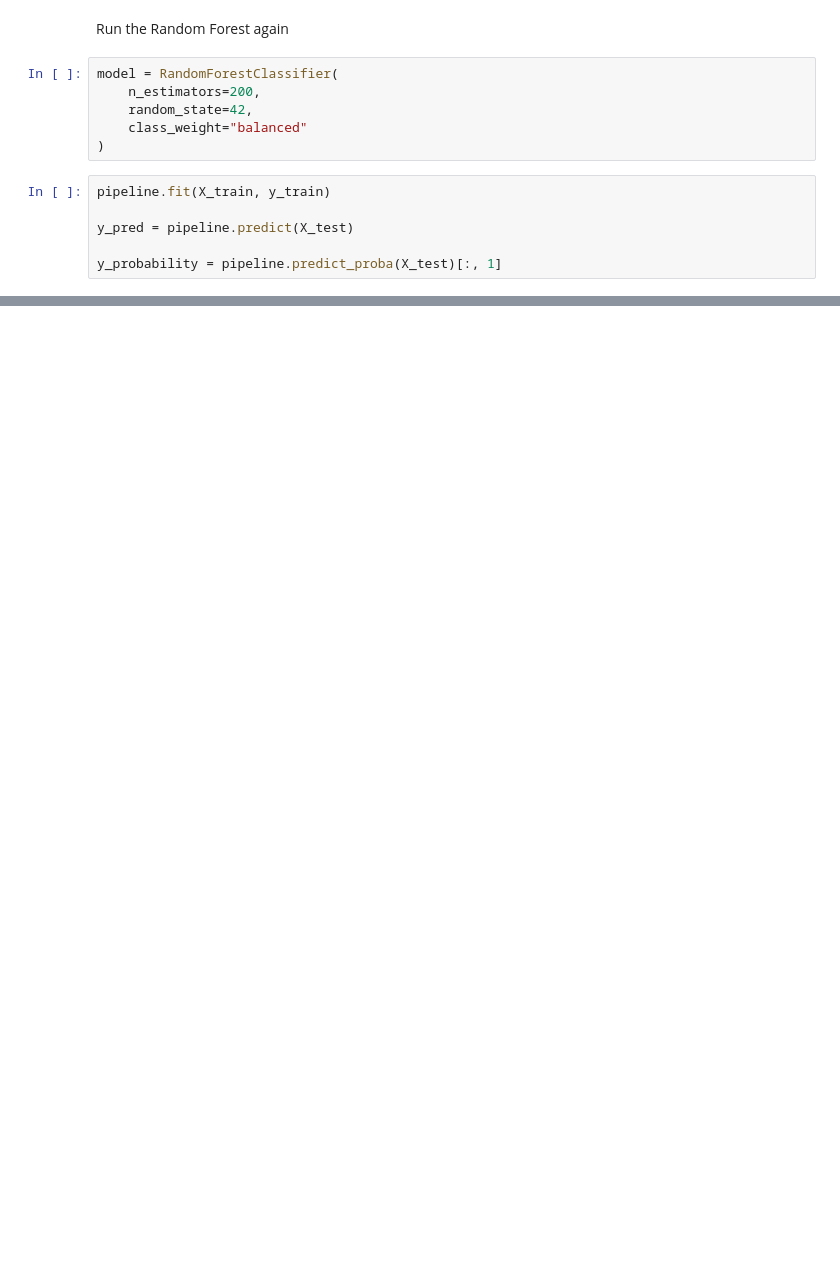
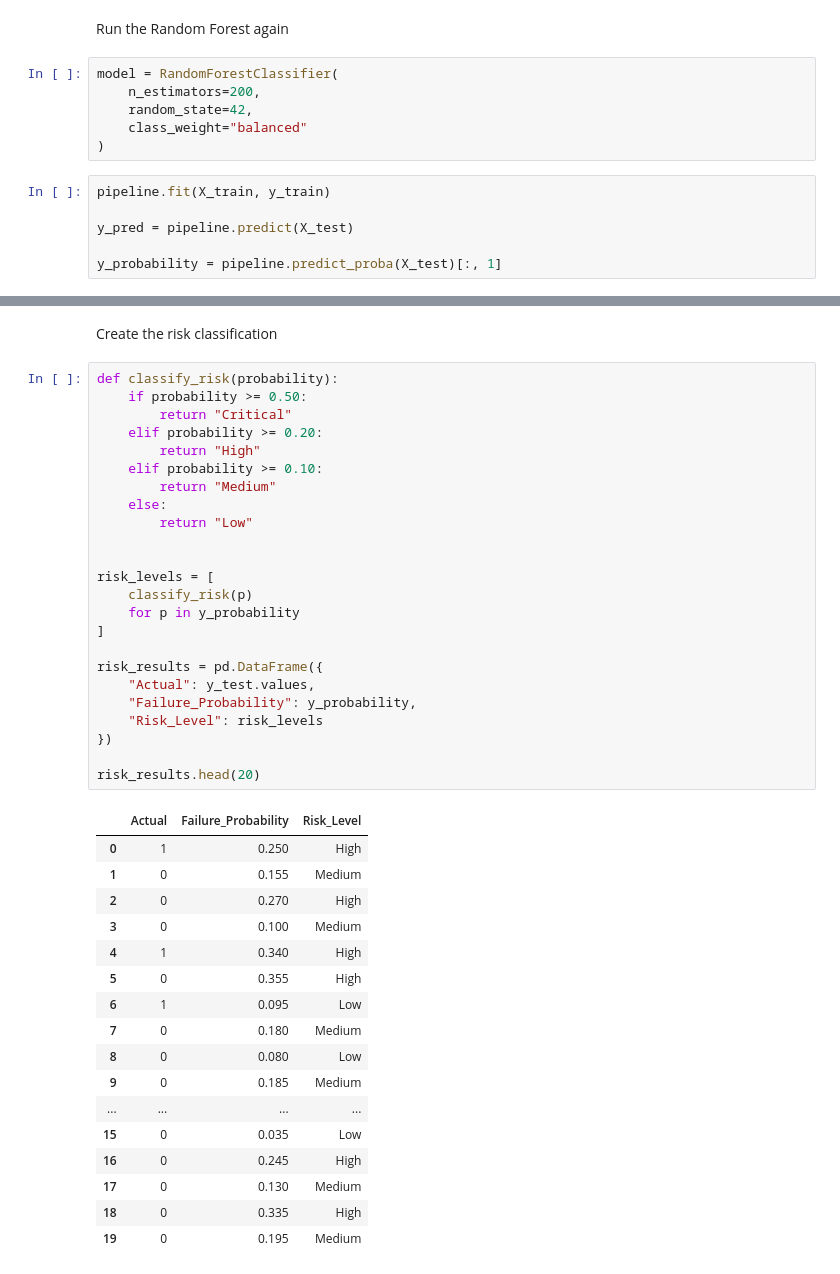
Before and after one commit to RanganathN2022/Manufacturing-AI-Decision-Copilot, a Jupyter notebook: notebooks/02_Predictive_Maintenance_Model.ipynb, the cells around one changed output, grey strips where cells are left out. Cells and saved outputs as stored; diff of their text form; blank space fills up the shorter version.

```diff
--- a/notebooks/02_Predictive_Maintenance_Model.ipynb
+++ b/notebooks/02_Predictive_Maintenance_Model.ipynb
@@ -436,0 +534,44 @@ Confusion Matrix:
+# %% [markdown]
+Create the risk classification
+# %%
+def classify_risk(probability):
+    if probability >= 0.50:
+        return "Critical"
+    elif probability >= 0.20:
+        return "High"
+    elif probability >= 0.10:
+        return "Medium"
+    else:
+        return "Low"
+
+
+risk_levels = [
+    classify_risk(p)
+    for p in y_probability
+]
+
+risk_results = pd.DataFrame({
+    "Actual": y_test.values,
+    "Failure_Probability": y_probability,
+    "Risk_Level": risk_levels
+})
+
+risk_results.head(20)
+# %% [output]
+|  | Actual | Failure_Probability | Risk_Level |
+| 0 | 1 | 0.250 | High |
+| 1 | 0 | 0.155 | Medium |
+| 2 | 0 | 0.270 | High |
+| 3 | 0 | 0.100 | Medium |
+| 4 | 1 | 0.340 | High |
+| 5 | 0 | 0.355 | High |
+| 6 | 1 | 0.095 | Low |
+| 7 | 0 | 0.180 | Medium |
+| 8 | 0 | 0.080 | Low |
+| 9 | 0 | 0.185 | Medium |
+| ... | ... | ... | ... |
+| 15 | 0 | 0.035 | Low |
+| 16 | 0 | 0.245 | High |
+| 17 | 0 | 0.130 | Medium |
+| 18 | 0 | 0.335 | High |
+| 19 | 0 | 0.195 | Medium |
```
Also changed, not shown: parts of 88 cells of this notebook, 3 other files.
